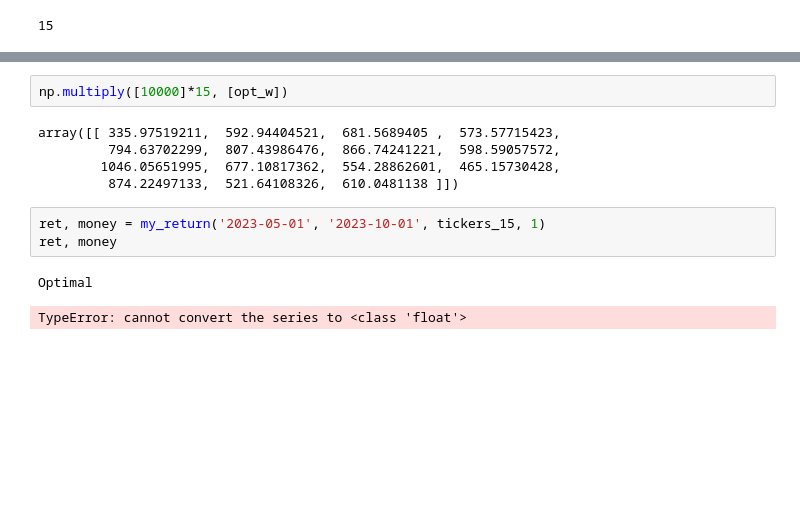
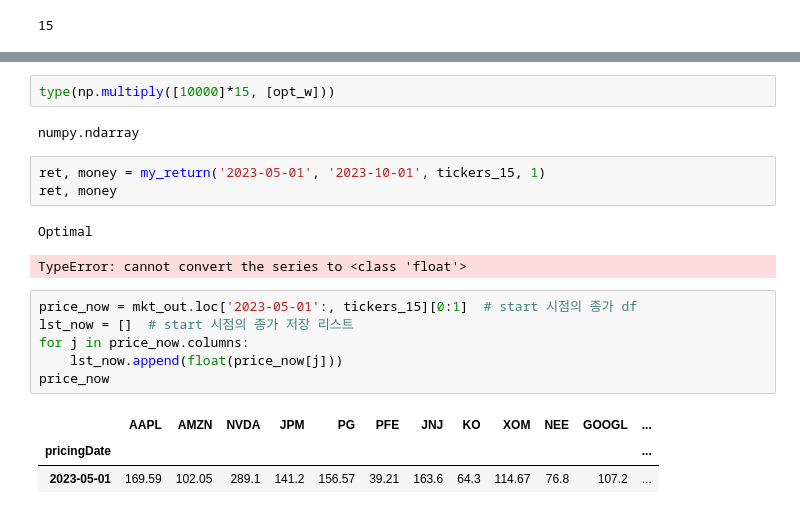
Before and after one commit to FELAB-KHU/S-PQuantTeam01, a Jupyter notebook: Jiyoung/1124/EPO_rebalancing.ipynb, the cells around one changed output, grey strips where cells are left out. Drawn from its saved outputs; the diff is of its cells as text; blank space fills up the shorter version.

```diff
--- a/Jiyoung/1124/EPO_rebalancing.ipynb
+++ b/Jiyoung/1124/EPO_rebalancing.ipynb
@@ -627,13 +655,20 @@ Optimal
 # %%
-np.multiply([10000]*15, [opt_w])
+type(np.multiply([10000]*15, [opt_w]))
 # %% [output]
-array([[ 335.97519211,  592.94404521,  681.5689405 ,  573.57715423,
-         794.63702299,  807.43986476,  866.74241221,  598.59057572,
-        1046.05651995,  677.10817362,  554.28862601,  465.15730428,
-         874.22497133,  521.64108326,  610.0481138 ]])
+numpy.ndarray
 # %%
 ret, money = my_return('2023-05-01', '2023-10-01', tickers_15, 1)
 ret, money
 # %% [output]
 Optimal
 TypeError: cannot convert the series to <class 'float'>
+# %%
+price_now = mkt_out.loc['2023-05-01':, tickers_15][0:1]  # start 시점의 종가 df
+lst_now = []  # start 시점의 종가 저장 리스트
+for j in price_now.columns:
+    lst_now.append(float(price_now[j]))
+price_now
+# %% [output]
+|  | AAPL | AMZN | NVDA | JPM | PG | PFE | JNJ | KO | XOM | NEE | GOOGL | ... |
+| pricingDate |  |  |  |  |  |  |  |  |  |  |  | ... |
+| 2023-05-01 | 169.59 | 102.05 | 289.1 | 141.2 | 156.57 | 39.21 | 163.6 | 64.3 | 114.67 | 76.8 | 107.2 | ... |
```
Also changed, not shown: parts of 6 cells of this notebook, 2 other files.
